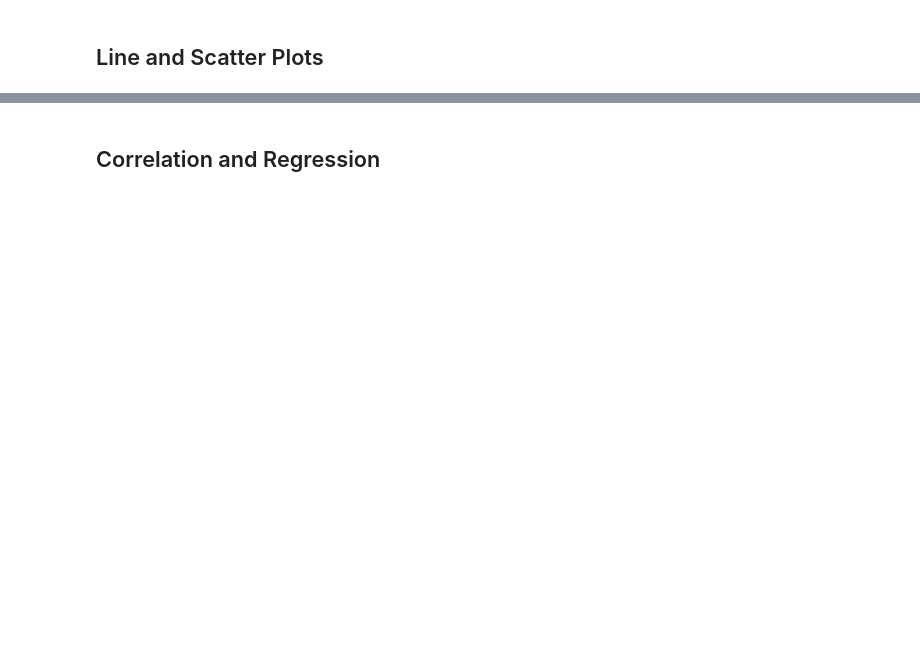
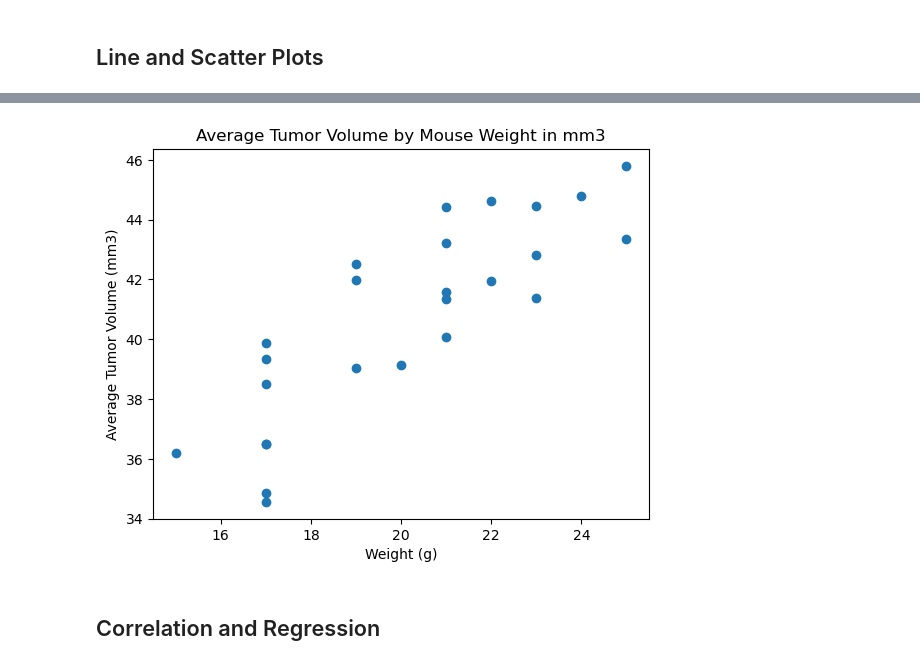
Before and after one commit to peggz19/matplotlib---challenge, a Jupyter notebook: pymaceuticals.ipynb, the cells around one changed output, grey strips where cells are left out. Saved outputs shown, nothing was run; the diff lists cells and outputs as text; code cells hidden in the pictures; blank space fills up the shorter version.

```diff
--- a/pymaceuticals.ipynb
+++ b/pymaceuticals.ipynb
@@ -284,2 +295,30 @@ data.plot(kind='box',
+# %%
+# Generate a scatter plot of mouse weight vs. the average observed tumor volume for the entire Capomulin regimen
+#average_df = pd.DataFrame(clean_df.groupby('Mouse ID')['Tumor Volume (mm3)'].mean())
+
+#First, I retrieve the entire Capomulin regimen
+Capomulin = clean_df.loc[clean_df['Drug Regimen']== 'Capomulin']
+
+#Second, I  group my Capomulin df by Mouse ID to retreive the average Tumor Volume
+average_df = pd.DataFrame(Capomulin.groupby('Mouse ID')['Tumor Volume (mm3)'].mean())
+
+#Third, I group my Capomulin df by Mouse ID again to retreive the weight.
+weight_df1 = Capomulin[['Mouse ID', 'Weight (g)']]
+weight_df =weight_df1.drop_duplicates()
+weight_df = weight_df.set_index('Mouse ID')
+
+#Fourth, I merge my two data frames
+chart_df = pd.merge(average_df,weight_df, on = 'Mouse ID')
+
+#Fifth, I build the chart
+x_axis = chart_df['Weight (g)']
+y_axis = chart_df['Tumor Volume (mm3)']
+plt.scatter(x_axis,y_axis)
+plt.xlabel('Weight (g)')
+plt.ylabel('Average Tumor Volume (mm3)')
+plt.title('Average Tumor Volume by Mouse Weight in mm3')
+plt.show()
+# %% [output]
+[figure, added]
 # %% [markdown]
 ## Correlation and Regression
```
Also changed, not shown: parts of 6 cells of this notebook.
